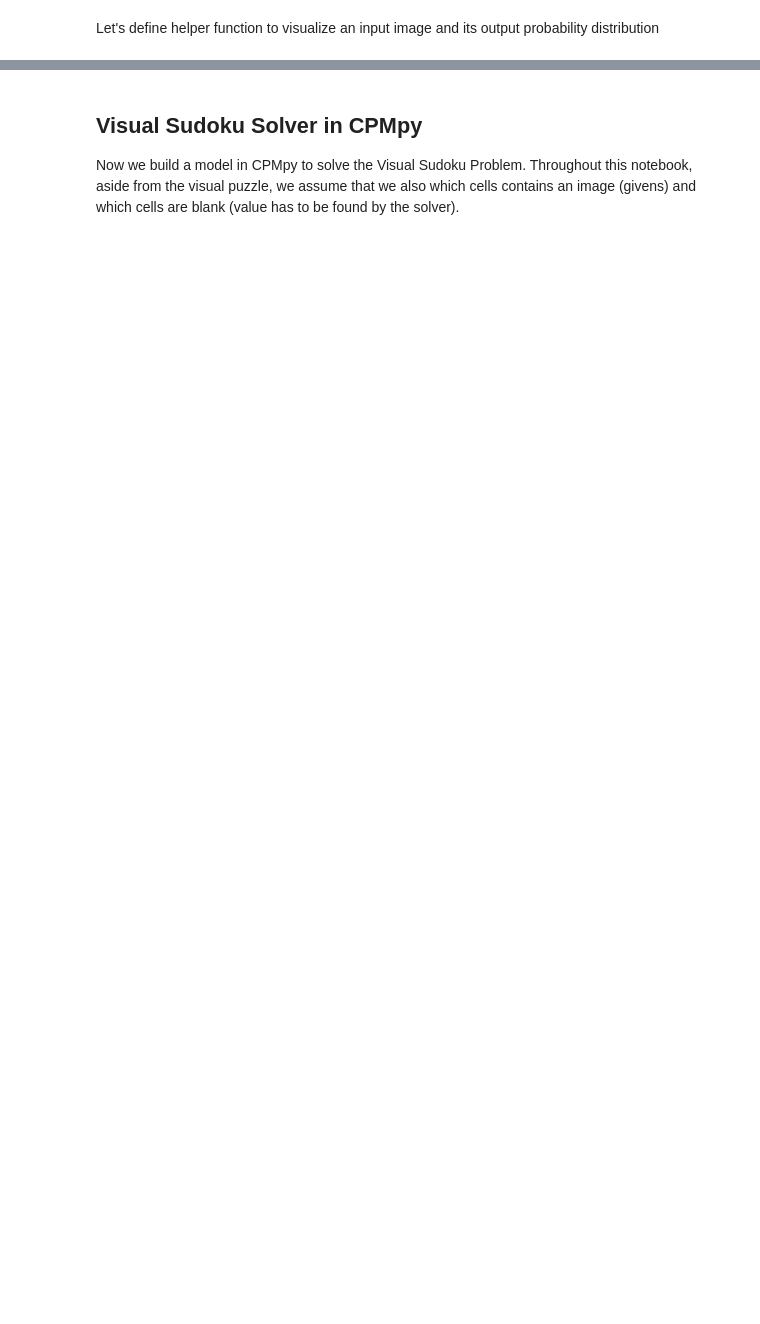
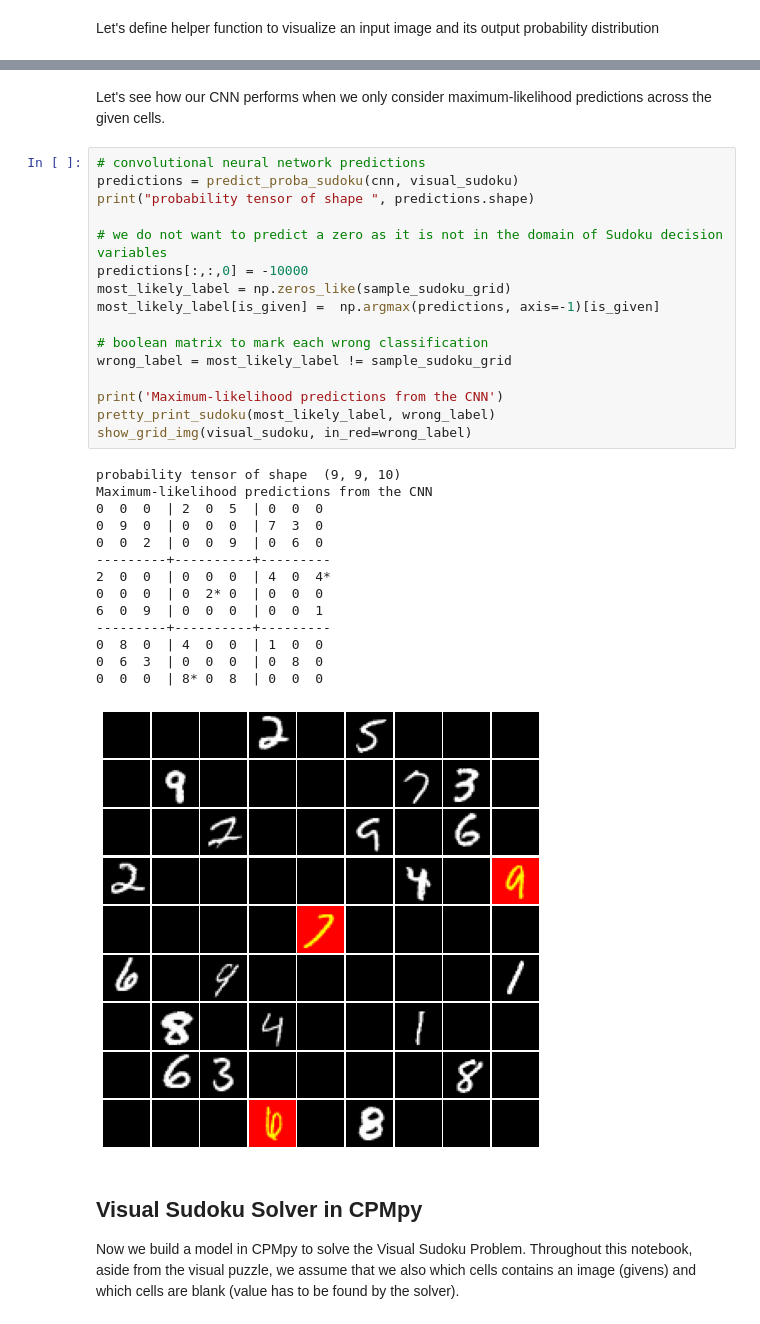
Before and after one commit to CPMpy/cpmpy, a Jupyter notebook: examples/advanced/visual_sudoku.ipynb, the cells around one changed output, grey strips where cells are left out. Saved outputs shown, nothing was run; the diff lists cells and outputs as text; blank space fills up the shorter version.

```diff
--- a/examples/advanced/visual_sudoku.ipynb
+++ b/examples/advanced/visual_sudoku.ipynb
@@ -198,3 +264,36 @@ Both figures abive show that our pretrained CNN classifier is rather weak and la
+# %% [markdown]
+Let's see how our CNN performs when we only consider maximum-likelihood predictions across the given cells.
+# %%
+# convolutional neural network predictions
+predictions = predict_proba_sudoku(cnn, visual_sudoku)
+print("probability tensor of shape ", predictions.shape)
+
+# we do not want to predict a zero as it is not in the domain of Sudoku decision variables
+predictions[:,:,0] = -10000
+most_likely_label = np.zeros_like(sample_sudoku_grid)
+most_likely_label[is_given] =  np.argmax(predictions, axis=-1)[is_given]
+
+# boolean matrix to mark each wrong classification
+wrong_label = most_likely_label != sample_sudoku_grid
+
+print('Maximum-likelihood predictions from the CNN')
+pretty_print_sudoku(most_likely_label, wrong_label)
+show_grid_img(visual_sudoku, in_red=wrong_label)
+# %% [output]
+probability tensor of shape  (9, 9, 10)
+Maximum-likelihood predictions from the CNN
+0  0  0  | 2  0  5  | 0  0  0
+0  9  0  | 0  0  0  | 7  3  0
+0  0  2  | 0  0  9  | 0  6  0
+---------+----------+---------
+2  0  0  | 0  0  0  | 4  0  4*
+0  0  0  | 0  2* 0  | 0  0  0
+6  0  9  | 0  0  0  | 0  0  1
+---------+----------+---------
+0  8  0  | 4  0  0  | 1  0  0
+0  6  3  | 0  0  0  | 0  8  0
+0  0  0  | 8* 0  8  | 0  0  0
+[figure, added]
 # %% [markdown]
 ## Visual Sudoku Solver in CPMpy
 
```
Also changed, not shown: parts of 22 cells of this notebook.
